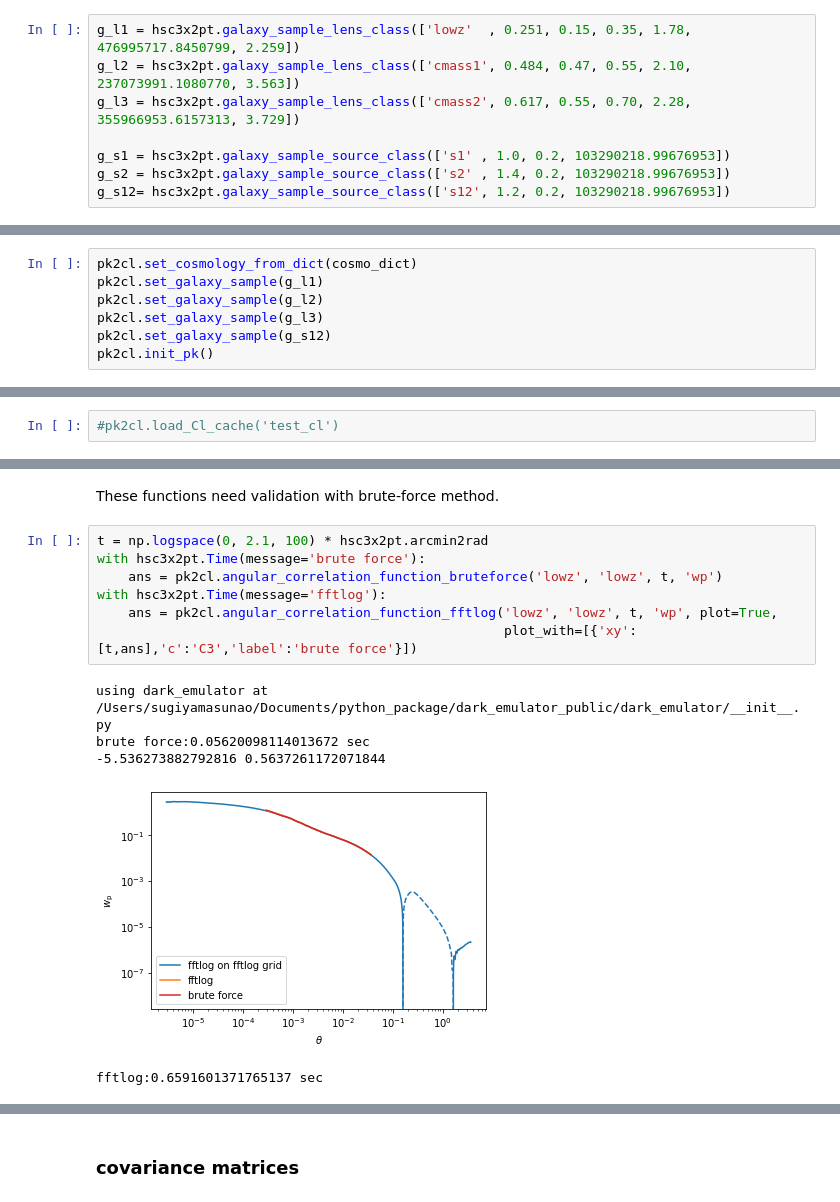
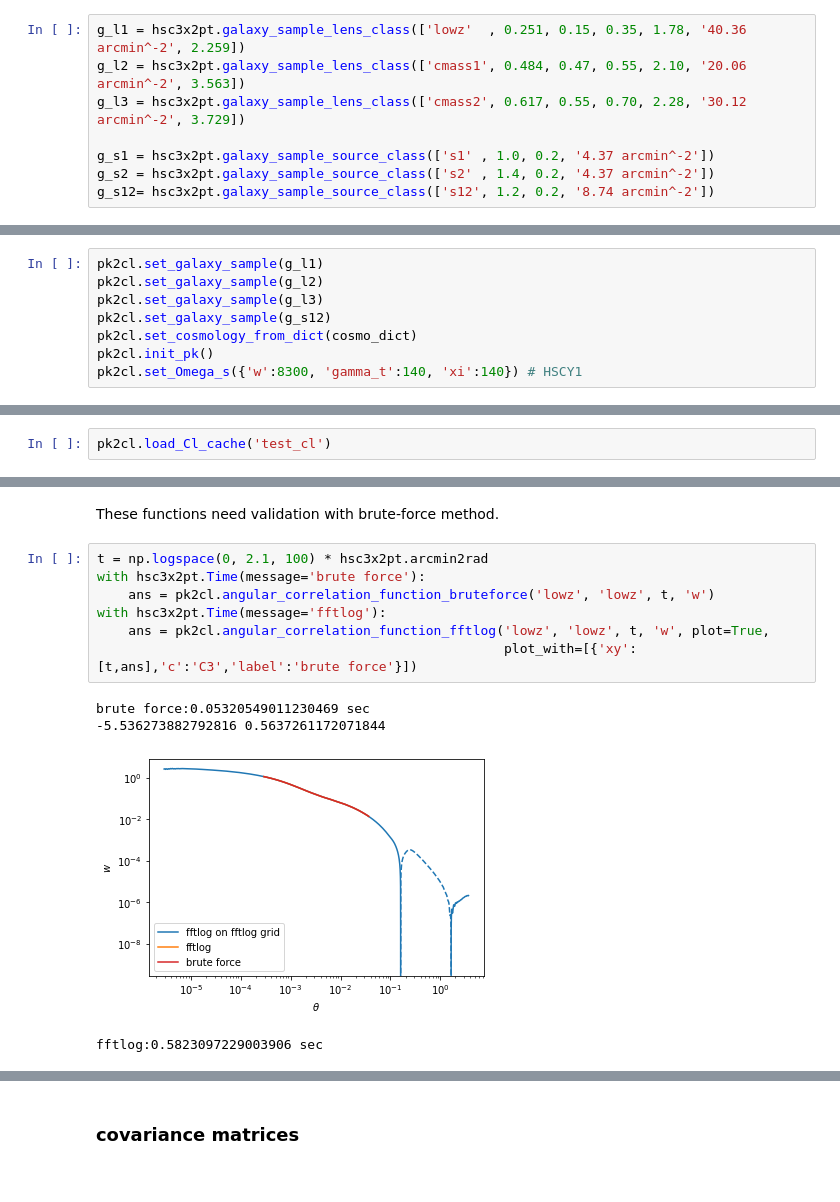
Before and after one commit to git-sunao/weaklensHSCY3Fisher, a Jupyter notebook: main.ipynb, the cells around one changed output, grey strips where cells are left out. Drawn from its saved outputs; the diff is of its cells as text.

```diff
--- a/main.ipynb
+++ b/main.ipynb
@@ -100,13 +99,13 @@ plt.show()
 # %% [markdown]
 ## galaxy sample classes
 # %%
-g_l1 = hsc3x2pt.galaxy_sample_lens_class(['lowz'  , 0.251, 0.15, 0.35, 1.78, 476995717.8450799, 2.259])
-g_l2 = hsc3x2pt.galaxy_sample_lens_class(['cmass1', 0.484, 0.47, 0.55, 2.10, 237073991.1080770, 3.563])
-g_l3 = hsc3x2pt.galaxy_sample_lens_class(['cmass2', 0.617, 0.55, 0.70, 2.28, 355966953.6157313, 3.729])
+g_l1 = hsc3x2pt.galaxy_sample_lens_class(['lowz'  , 0.251, 0.15, 0.35, 1.78, '40.36 arcmin^-2', 2.259])
+g_l2 = hsc3x2pt.galaxy_sample_lens_class(['cmass1', 0.484, 0.47, 0.55, 2.10, '20.06 arcmin^-2', 3.563])
+g_l3 = hsc3x2pt.galaxy_sample_lens_class(['cmass2', 0.617, 0.55, 0.70, 2.28, '30.12 arcmin^-2', 3.729])
 
-g_s1 = hsc3x2pt.galaxy_sample_source_class(['s1' , 1.0, 0.2, 103290218.99676953])
-g_s2 = hsc3x2pt.galaxy_sample_source_class(['s2' , 1.4, 0.2, 103290218.99676953])
-g_s12= hsc3x2pt.galaxy_sample_source_class(['s12', 1.2, 0.2, 103290218.99676953])
+g_s1 = hsc3x2pt.galaxy_sample_source_class(['s1' , 1.0, 0.2, '4.37 arcmin^-2'])
+g_s2 = hsc3x2pt.galaxy_sample_source_class(['s2' , 1.4, 0.2, '4.37 arcmin^-2'])
+g_s12= hsc3x2pt.galaxy_sample_source_class(['s12', 1.2, 0.2, '8.74 arcmin^-2'])
 # %%
 cosmo_dict = power_b1.get_cosmo_dict()
 g_l1.set_cosmology_from_dict(cosmo_dict)
@@ -135,12 +138,13 @@ g_s1.sample_type
 # %%
 pk2cl = hsc3x2pt.pk2cl_class(power_b1)
 # %%
-pk2cl.set_cosmology_from_dict(cosmo_dict)
 pk2cl.set_galaxy_sample(g_l1)
 pk2cl.set_galaxy_sample(g_l2)
 pk2cl.set_galaxy_sample(g_l3)
 pk2cl.set_galaxy_sample(g_s12)
+pk2cl.set_cosmology_from_dict(cosmo_dict)
 pk2cl.init_pk()
+pk2cl.set_Omega_s({'w':8300, 'gamma_t':140, 'xi':140}) # HSCY1
 # %% [markdown]
 ### $C(l)$ per single l
 # %%
@@ -254,7 +259,7 @@ saving cmass1,s12 to test_cl/cmass1,s12.txt
 saving cmass2,s12 to test_cl/cmass2,s12.txt
 saving s12,s12 to test_cl/s12,s12.txt
 # %%
-#pk2cl.load_Cl_cache('test_cl')
+pk2cl.load_Cl_cache('test_cl')
 # %% [markdown]
 ### Fourier-back transformation of signals
 # %% [markdown]
@@ -262,16 +267,15 @@ These functions need validation with brute-force method.
 # %%
 t = np.logspace(0, 2.1, 100) * hsc3x2pt.arcmin2rad
 with hsc3x2pt.Time(message='brute force'):
-    ans = pk2cl.angular_correlation_function_bruteforce('lowz', 'lowz', t, 'wp')
+    ans = pk2cl.angular_correlation_function_bruteforce('lowz', 'lowz', t, 'w')
 with hsc3x2pt.Time(message='fftlog'):
-    ans = pk2cl.angular_correlation_function_fftlog('lowz', 'lowz', t, 'wp', plot=True,
+    ans = pk2cl.angular_correlation_function_fftlog('lowz', 'lowz', t, 'w', plot=True,
                                                     plot_with=[{'xy':[t,ans],'c':'C3','label':'brute force'}])
 # %% [output]
-using dark_emulator at  /Users/sugiyamasunao/Documents/python_package/dark_emulator_public/dark_emulator/__init__.py
-brute force:0.05620098114013672 sec
+brute force:0.05320549011230469 sec
 -5.536273882792816 0.5637261172071844
-[figure, old version]
+[figure, new version]
-fftlog:0.6591601371765137 sec
+fftlog:0.5823097229003906 sec
 # %%
 t = np.logspace(0, 2.1, 100) * hsc3x2pt.arcmin2rad
 with hsc3x2pt.Time(message='brute force'):
```
Also changed, not shown: parts of 32 cells of this notebook, 9 other files.
